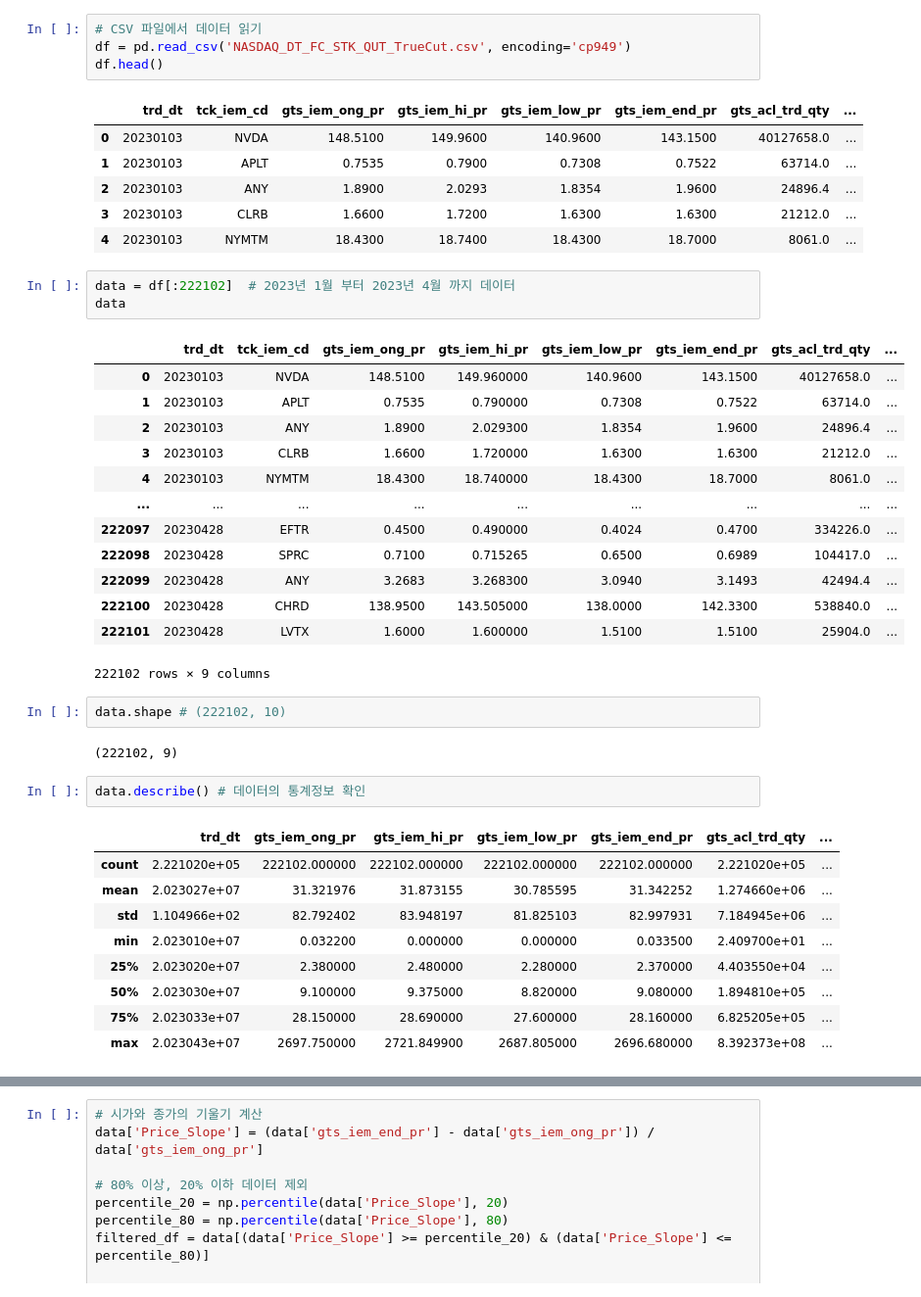
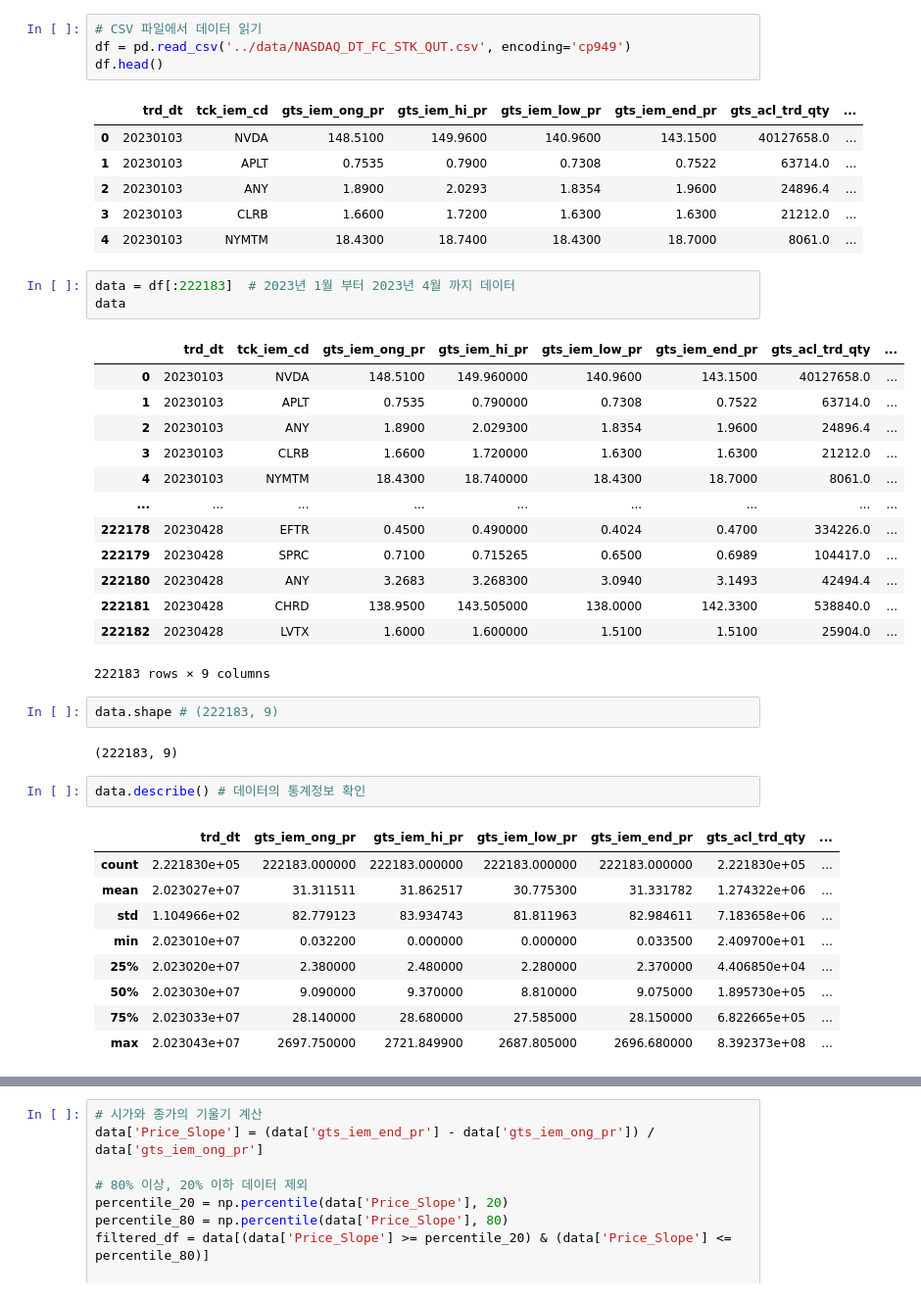
Before and after one commit to Playdata-MiniProject/first_mini, a Jupyter notebook: data_refining_stockprice_ong_end.ipynb, the cells around one changed output, grey strips where cells are left out. Shown at 98% size. Drawn from its saved outputs; the diff is of its cells as text.

Commit message:
Update data_refining_stockprice_ong_end.ipynb
데이터 읽기 범위 수정

```diff
--- a/data_refining_stockprice_ong_end.ipynb
+++ b/data_refining_stockprice_ong_end.ipynb
@@ -4,7 +4,7 @@ import matplotlib.pyplot as plt
 import numpy as np
 # %%
 # CSV 파일에서 데이터 읽기
-df = pd.read_csv('NASDAQ_DT_FC_STK_QUT_TrueCut.csv', encoding='cp949')
+df = pd.read_csv('../data/NASDAQ_DT_FC_STK_QUT.csv', encoding='cp949')
 df.head()
 # %% [output]
 |  | trd_dt | tck_iem_cd | gts_iem_ong_pr | gts_iem_hi_pr | gts_iem_low_pr | gts_iem_end_pr | gts_acl_trd_qty | ... |
@@ -14,37 +14,37 @@ df.head()
 | 3 | 20230103 | CLRB | 1.6600 | 1.7200 | 1.6300 | 1.6300 | 21212.0 | ... |
 | 4 | 20230103 | NYMTM | 18.4300 | 18.7400 | 18.4300 | 18.7000 | 8061.0 | ... |
 # %%
-data = df[:222102]  # 2023년 1월 부터 2023년 4월 까지 데이터
+data = df[:222183]  # 2023년 1월 부터 2023년 4월 까지 데이터
 data
 # %% [output]
 |  | trd_dt | tck_iem_cd | gts_iem_ong_pr | gts_iem_hi_pr | gts_iem_low_pr | gts_iem_end_pr | gts_acl_trd_qty | ... |
 | 0 | 20230103 | NVDA | 148.5100 | 149.960000 | 140.9600 | 143.1500 | 40127658.0 | ... |
 | 1 | 20230103 | APLT | 0.7535 | 0.790000 | 0.7308 | 0.7522 | 63714.0 | ... |
 | 2 | 20230103 | ANY | 1.8900 | 2.029300 | 1.8354 | 1.9600 | 24896.4 | ... |
 | 3 | 20230103 | CLRB | 1.6600 | 1.720000 | 1.6300 | 1.6300 | 21212.0 | ... |
 | 4 | 20230103 | NYMTM | 18.4300 | 18.740000 | 18.4300 | 18.7000 | 8061.0 | ... |
 | ... | ... | ... | ... | ... | ... | ... | ... | ... |
-| 222097 | 20230428 | EFTR | 0.4500 | 0.490000 | 0.4024 | 0.4700 | 334226.0 | ... |
-| 222098 | 20230428 | SPRC | 0.7100 | 0.715265 | 0.6500 | 0.6989 | 104417.0 | ... |
-| 222099 | 20230428 | ANY | 3.2683 | 3.268300 | 3.0940 | 3.1493 | 42494.4 | ... |
-| 222100 | 20230428 | CHRD | 138.9500 | 143.505000 | 138.0000 | 142.3300 | 538840.0 | ... |
-| 222101 | 20230428 | LVTX | 1.6000 | 1.600000 | 1.5100 | 1.5100 | 25904.0 | ... |
+| 222178 | 20230428 | EFTR | 0.4500 | 0.490000 | 0.4024 | 0.4700 | 334226.0 | ... |
+| 222179 | 20230428 | SPRC | 0.7100 | 0.715265 | 0.6500 | 0.6989 | 104417.0 | ... |
+| 222180 | 20230428 | ANY | 3.2683 | 3.268300 | 3.0940 | 3.1493 | 42494.4 | ... |
+| 222181 | 20230428 | CHRD | 138.9500 | 143.505000 | 138.0000 | 142.3300 | 538840.0 | ... |
+| 222182 | 20230428 | LVTX | 1.6000 | 1.600000 | 1.5100 | 1.5100 | 25904.0 | ... |
-222102 rows × 9 columns
+222183 rows × 9 columns
 # %%
-data.shape # (222102, 10)
+data.shape # (222183, 9)
 # %% [output]
-(222102, 9)
+(222183, 9)
 # %%
 data.describe() # 데이터의 통계정보 확인
 # %% [output]
 |  | trd_dt | gts_iem_ong_pr | gts_iem_hi_pr | gts_iem_low_pr | gts_iem_end_pr | gts_acl_trd_qty | ... |
-| count | 2.221020e+05 | 222102.000000 | 222102.000000 | 222102.000000 | 222102.000000 | 2.221020e+05 | ... |
-| mean | 2.023027e+07 | 31.321976 | 31.873155 | 30.785595 | 31.342252 | 1.274660e+06 | ... |
-| std | 1.104966e+02 | 82.792402 | 83.948197 | 81.825103 | 82.997931 | 7.184945e+06 | ... |
+| count | 2.221830e+05 | 222183.000000 | 222183.000000 | 222183.000000 | 222183.000000 | 2.221830e+05 | ... |
+| mean | 2.023027e+07 | 31.311511 | 31.862517 | 30.775300 | 31.331782 | 1.274322e+06 | ... |
+| std | 1.104966e+02 | 82.779123 | 83.934743 | 81.811963 | 82.984611 | 7.183658e+06 | ... |
 | min | 2.023010e+07 | 0.032200 | 0.000000 | 0.000000 | 0.033500 | 2.409700e+01 | ... |
-| 25% | 2.023020e+07 | 2.380000 | 2.480000 | 2.280000 | 2.370000 | 4.403550e+04 | ... |
-| 50% | 2.023030e+07 | 9.100000 | 9.375000 | 8.820000 | 9.080000 | 1.894810e+05 | ... |
-| 75% | 2.023033e+07 | 28.150000 | 28.690000 | 27.600000 | 28.160000 | 6.825205e+05 | ... |
+| 25% | 2.023020e+07 | 2.380000 | 2.480000 | 2.280000 | 2.370000 | 4.406850e+04 | ... |
+| 50% | 2.023030e+07 | 9.090000 | 9.370000 | 8.810000 | 9.075000 | 1.895730e+05 | ... |
+| 75% | 2.023033e+07 | 28.140000 | 28.680000 | 27.585000 | 28.150000 | 6.822665e+05 | ... |
 | max | 2.023043e+07 | 2697.750000 | 2721.849900 | 2687.805000 | 2696.680000 | 8.392373e+08 | ... |
 # %%
 data.isnull().sum() # 결측치 확인
```
Also changed, not shown: parts of 2 cells of this notebook.
